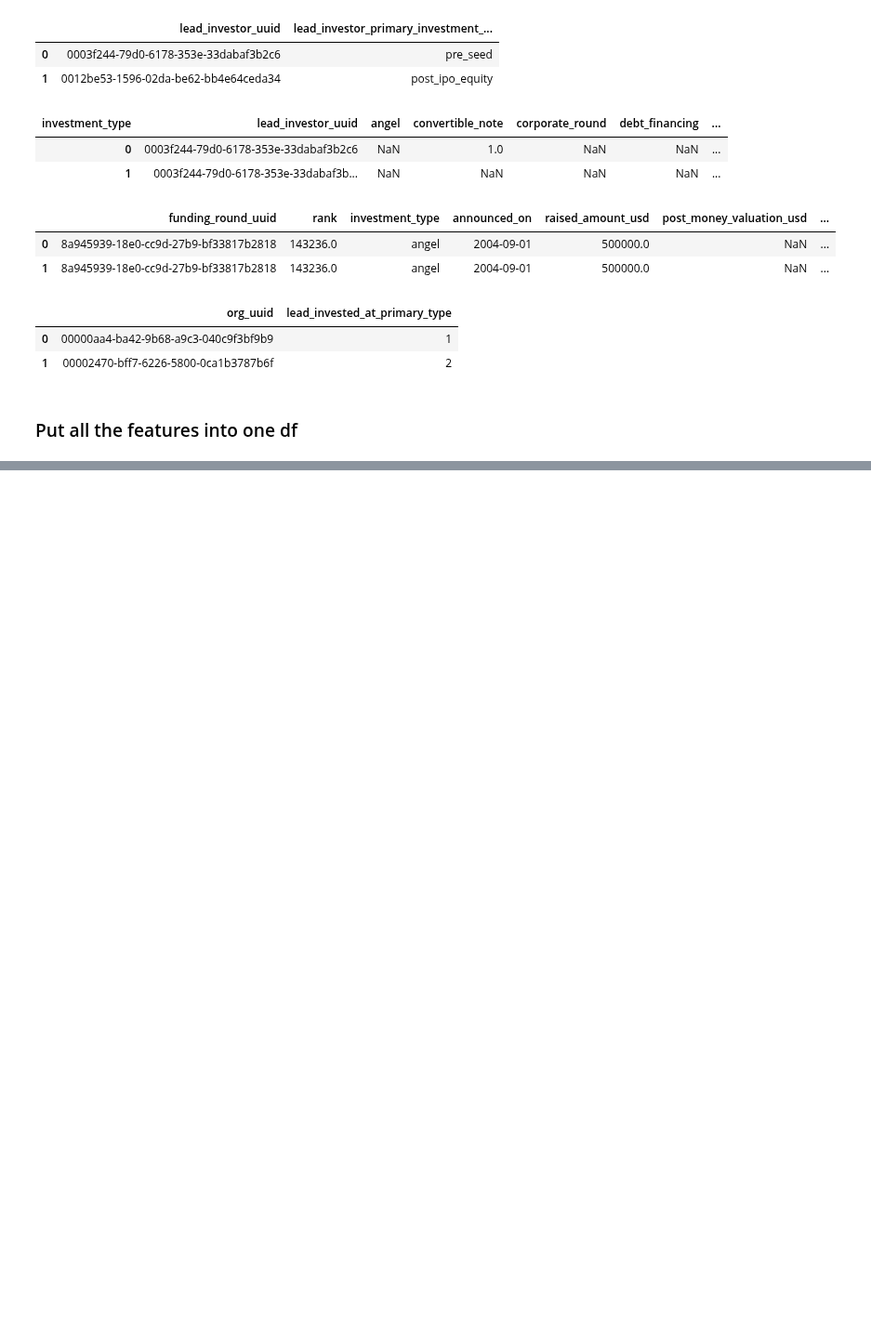
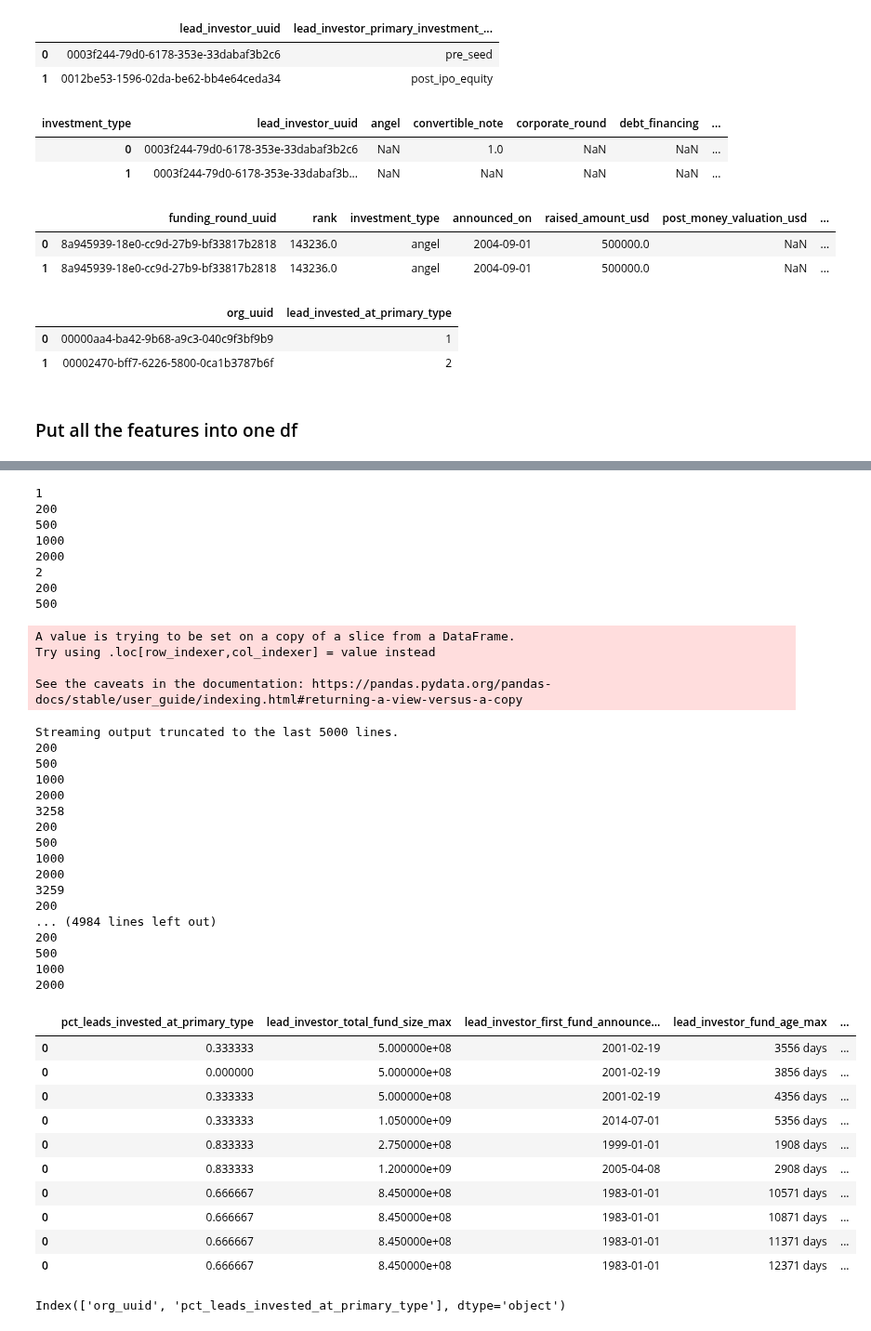
Before and after one commit to siddtheshah/vc_modeling, a Jupyter notebook: create_investor_features.ipynb, the cells around one changed output, grey strips where cells are left out. Shown at 93% size. Drawn from its saved outputs; the diff is of its cells as text; code cells hidden in the pictures; blank space fills up the shorter version.

Commit message:
created time-variant regression features

```diff
--- a/create_investor_features.ipynb
+++ b/create_investor_features.ipynb
@@ -23,7 +26,7 @@ print(file_names)
 ['category_groups.csv', 'funding_rounds.csv', 'people.csv', 'checksum.csv', 'people_descriptions.csv', 'investors.csv', 'organization_descriptions.csv', 'investment_partners.csv', 'event_appearances.c ...
 # %%
 # use_files = ['category_groups.csv', 'funding_rounds.csv', 'people.csv', 'checksum.csv', 'people_descriptions.csv', 'investors.csv', 'organization_descriptions.csv', 'investment_partners.csv', 'event_appearances.csv', 'organizations.csv', 'org_parents.csv', 'jobs.csv', 'acquisitions.csv', 'funds.csv', 'ipos.csv', 'degrees.csv', 'investments.csv', 'events.csv']
-use_files = ['funding_rounds.csv', 'investors.csv', 'investment_partners.csv', 'organizations.csv', 'org_parents.csv', 'funds.csv', 'investments.csv']
+use_files = ['funding_rounds.csv', 'investors.csv', 'investment_partners.csv', 'organizations.csv', 'org_parents.csv', 'funds.csv', 'investments.csv', 'acquisitions.csv', 'ipos.csv']
 # %%
 df_names = [x[:-4] for x in use_files]
 print(df_names)
@@ -364,0 +421,3 @@ all_investor_features.to_csv("/content/drive/My Drive/vc_modeling/data/investor_
+# %%
+org_launches = regression_df.groupby('org_uuid').min().reset_index()[['org_uuid', 'date']]
+org_launch_dict = dict(zip(org_launches.org_uuid.values, org_launches.date.values))
@@ -364,0 +426,5 @@ all_investor_features.to_csv("/content/drive/My Drive/vc_modeling/data/investor_
+# %%
+funding_rounds_df = deepcopy(df_dict['funding_rounds'][funding_rounds_cols])
+funding_rounds_df.rename({'uuid':'funding_round_uuid', 'lead_investor_uuids':'lead_investor_uuid'}, axis=1, inplace=True)
+org_investors = funding_rounds_df.merge(investments_df, on=['funding_round_uuid'])
+org_investors.head(2)
@@ -364,0 +501,3 @@ all_investor_features.to_csv("/content/drive/My Drive/vc_modeling/data/investor_
+# %%
+org_uuid = 'df662812-7f97-0b43-9d3e-12f64f504fbb'  # facebook
+get_org_investor_features(org_uuid, 200)
@@ -364,0 +511,63 @@ all_investor_features.to_csv("/content/drive/My Drive/vc_modeling/data/investor_
+# %%
+DAYS_FORWARD_OPTIONS = [200, 500, 1000, 2000]
+
+features_by_days_forward = pd.DataFrame()
+
+i=0
+for org_uuid in regression_df.org_uuid.unique():
+  i+=1
+  print(i)
+  for days_forward in DAYS_FORWARD_OPTIONS:
+    print(days_forward)
+    org_features = get_org_investor_features(org_uuid, days_forward)
+    org_features['org_uuid'] = org_uuid
+    org_features['days_forward'] = days_forward
+    features_by_days_forward = features_by_days_forward.append(org_features)
+
+features_by_days_forward.to_csv("investor_features_for_regression.csv", index=False)
+features_by_days_forward.head(10)
+# %% [output]
+1
+200
+500
+1000
+2000
+2
+200
+500
+A value is trying to be set on a copy of a slice from a DataFrame.
+Try using .loc[row_indexer,col_indexer] = value instead
+
+See the caveats in the documentation: https://pandas.pydata.org/pandas-docs/stable/user_guide/indexing.html#returning-a-view-versus-a-copy
+Streaming output truncated to the last 5000 lines.
+200
+500
+1000
+2000
+3258
+200
+500
+1000
+2000
+3259
+200
+... (4984 lines left out)
+200
+500
+1000
+2000
+|  | pct_leads_invested_at_primary_type | lead_investor_total_fund_size_max | lead_investor_first_fund_announce... | lead_investor_fund_age_max | ... |
+| 0 | 0.333333 | 5.000000e+08 | 2001-02-19 | 3556 days | ... |
+| 0 | 0.000000 | 5.000000e+08 | 2001-02-19 | 3856 days | ... |
+| 0 | 0.333333 | 5.000000e+08 | 2001-02-19 | 4356 days | ... |
+| 0 | 0.333333 | 1.050000e+09 | 2014-07-01 | 5356 days | ... |
+| 0 | 0.833333 | 2.750000e+08 | 1999-01-01 | 1908 days | ... |
+| 0 | 0.833333 | 1.200000e+09 | 2005-04-08 | 2908 days | ... |
+| 0 | 0.666667 | 8.450000e+08 | 1983-01-01 | 10571 days | ... |
+| 0 | 0.666667 | 8.450000e+08 | 1983-01-01 | 10871 days | ... |
+| 0 | 0.666667 | 8.450000e+08 | 1983-01-01 | 11371 days | ... |
+| 0 | 0.666667 | 8.450000e+08 | 1983-01-01 | 12371 days | ... |
+# %%
+primary_type_investment_df.columns
+# %% [output]
+Index(['org_uuid', 'pct_leads_invested_at_primary_type'], dtype='object')
```
Also changed, not shown: parts of 12 cells of this notebook.
